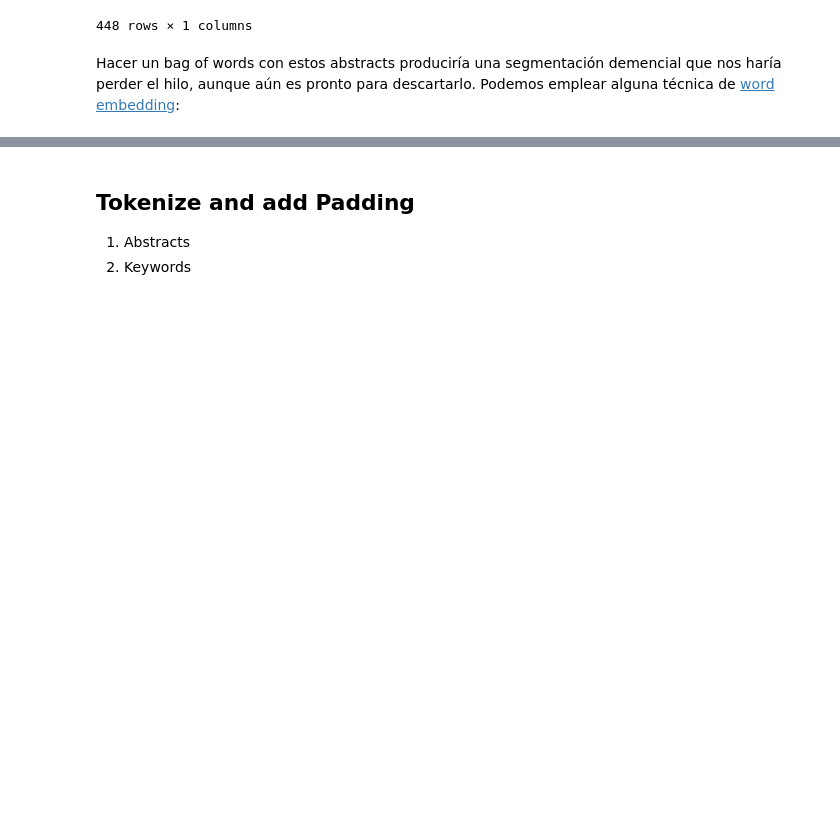
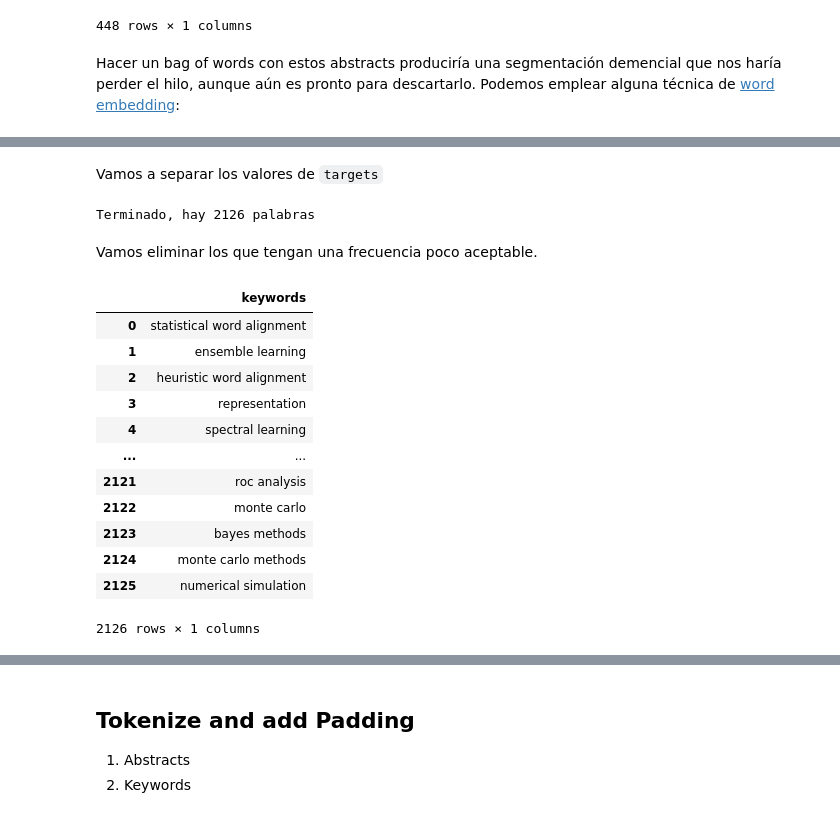
Before and after one commit to blitty-codes/AgentesInteligentes, a Jupyter notebook: neural/classificator.ipynb, the cells around one changed output, grey strips where cells are left out. Cells and saved outputs as stored; diff of their text form; code cells hidden in the pictures; blank space fills up the shorter version.

```diff
--- a/neural/classificator.ipynb
+++ b/neural/classificator.ipynb
@@ -184,0 +139,2 @@ Example keywords: abnormal event detection, low-rank approximation, adaptive lea
+# %% [markdown]
+Vamos a separar los valores de `targets`
@@ -184,0 +144,29 @@ Example keywords: abnormal event detection, low-rank approximation, adaptive lea
+# %%
+words = []
+
+for abs in targets:
+    for w in abs.split(','):
+        words.append(w.strip())
+
+print("Terminado, hay", len(words), "palabras")
+# %% [output]
+Terminado, hay 2126 palabras
+# %% [markdown]
+Vamos eliminar los que tengan una frecuencia poco aceptable.
+# %%
+words_df = pd.DataFrame(words, columns=y.columns)
+words_df
+# %% [output]
+|  | keywords |
+| 0 | statistical word alignment |
+| 1 | ensemble learning |
+| 2 | heuristic word alignment |
+| 3 | representation |
+| 4 | spectral learning |
+| ... | ... |
+| 2121 | roc analysis |
+| 2122 | monte carlo |
+| 2123 | bayes methods |
+| 2124 | monte carlo methods |
+| 2125 | numerical simulation |
+2126 rows × 1 columns
```
Also changed, not shown: parts of 74 cells of this notebook, 1 other file.
